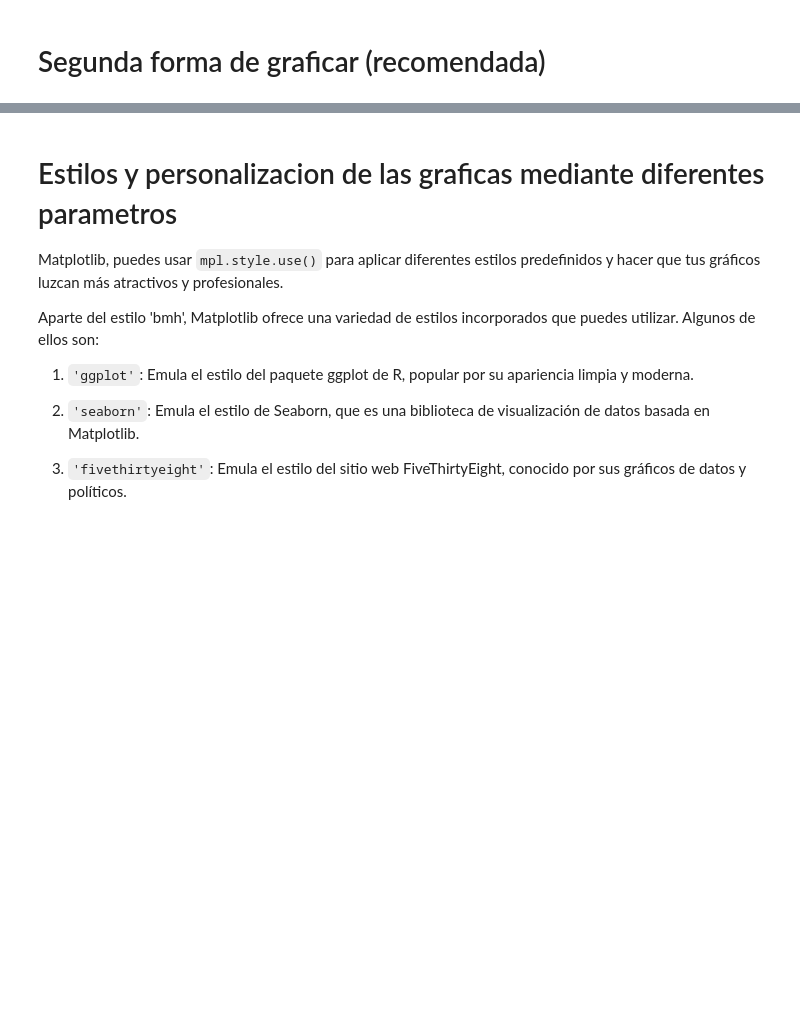
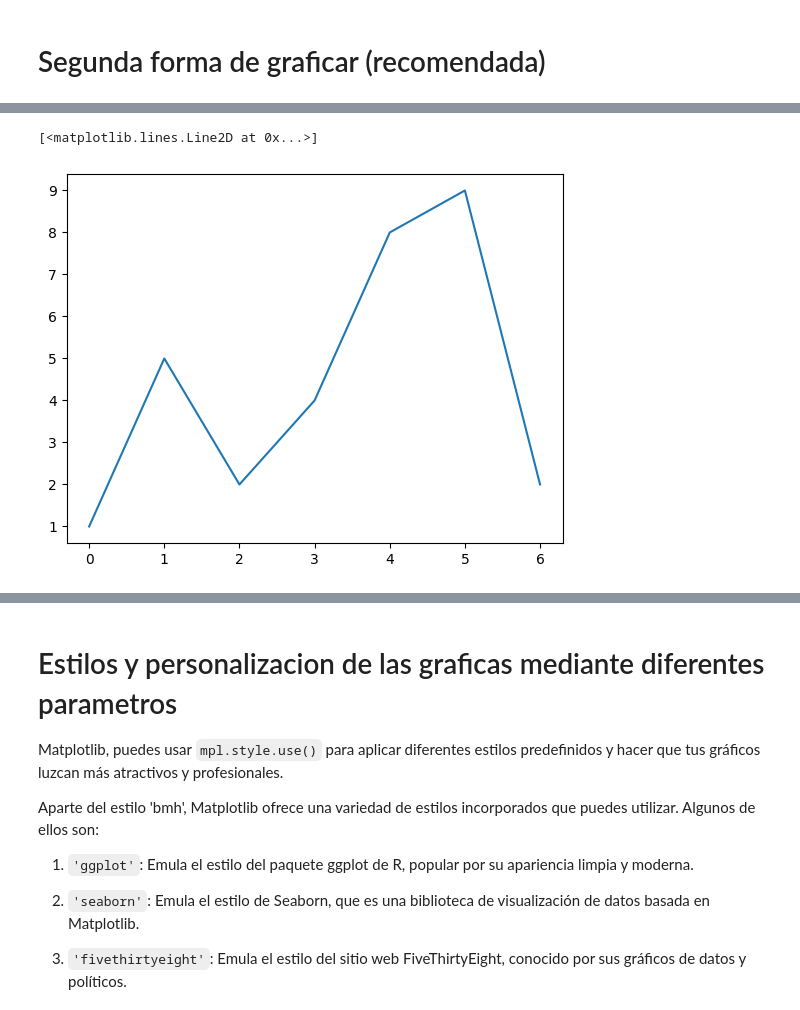
Before and after one commit to fergim92/medical-data-visualizer, a Jupyter notebook: teoria.ipynb, the cells around one changed output, grey strips where cells are left out. Drawn from its saved outputs; the diff is of its cells as text; code cells hidden in the pictures; blank space fills up the shorter version.

````diff
--- a/teoria.ipynb
+++ b/teoria.ipynb
@@ -193,0 +250,17 @@ plt.plot(x,y)
+# %%
+x = df_lluvias.index
+y = df_lluvias.sum(axis='columns')
+
+fig, ax = plt.subplots( figsize=(12,4)) #definir el lienzo u hoja en blanco
+
+#espacio para conf del grafico
+ax.set_xlabel('Año')
+ax.set_ylabel('Precipitacion acumulada en mm')
+ax.set_title('Precipitaciones acumuladas segun el año')
+ax.set_xlim(df_lluvias.index[0],df_lluvias.index[-1])  ## LIMITES EN EL GRAFICO
+                                                       ## [0] desde el primer valor hasta el ultimo[-1]
+#espacio para ejecucion de la grafica
+ax.plot(x,y , label ='Precipitaciones acumuladas')
+
+#leyenda
+ax.legend( loc = 'best')
@@ -193,0 +387,36 @@ plt.plot(x,y)
+# %%
+# El anterior codigo es equivalente a este
+fig, ax = plt.subplots()
+ax.plot([1, 5, 2, 4, 8, 9, 2])
+
+#¿Porque?
+'''
+Porque :La razón por la cual las dos líneas de código son equivalentes es debido al comportamiento predeterminado
+de Matplotlib cuando solo se proporciona una lista de valores para `ax.plot()` sin especificar el eje x.
+
+En la primera línea de código:
+```python
+fig, ax = plt.subplots()
+ax.plot([1, 5, 2, 4, 8, 9, 2])
+```
+Matplotlib toma la lista `[1, 5, 2, 4, 8, 9, 2]` como los valores para el eje y.
+Sin embargo, como no se proporcionaron valores para el eje x, Matplotlib asume que el eje x corresponde a
+los índices de los elementos en la lista `[1, 5, 2, 4, 8, 9, 2]`. Los índices en este caso son `[0, 1, 2, 3, 4, 5, 6]`
+ ya que la lista comienza en el índice 0 y termina en el índice 6.
+
+En la segunda línea de código:
+```python
+fig, ax = plt.subplots()
+ax.plot([0, 1, 2, 3, 4, 5, 6], [1, 5, 2, 4, 8, 9, 2])
+```
+Aquí, se proporcionan explícitamente los valores tanto para el eje x como para el eje y. En este caso, los valores
+ `[0, 1, 2, 3, 4, 5, 6]` se utilizan como el eje x, y los valores `[1, 5, 2, 4, 8, 9, 2]` se utilizan como el eje y.
+
+Entonces, ambas líneas de código generan el mismo gráfico de línea. Si no necesitas controlar los valores específicos
+del eje x y estás satisfecho con los índices de los datos como valores para el eje x, la primera línea de código es más
+concisa y se utiliza comúnmente cuando no se requieren valores de eje x personalizados. Si deseas tener más control sobre los valores del eje x, entonces puedes usar la segunda línea de código y proporcionar los valores de eje x y eje y por separado.
+
+'''
+# %% [output]
+[<matplotlib.lines.Line2D at 0x...>]
+[figure, added]
````
Also changed, not shown: parts of 77 cells of this notebook, 1 other file.
